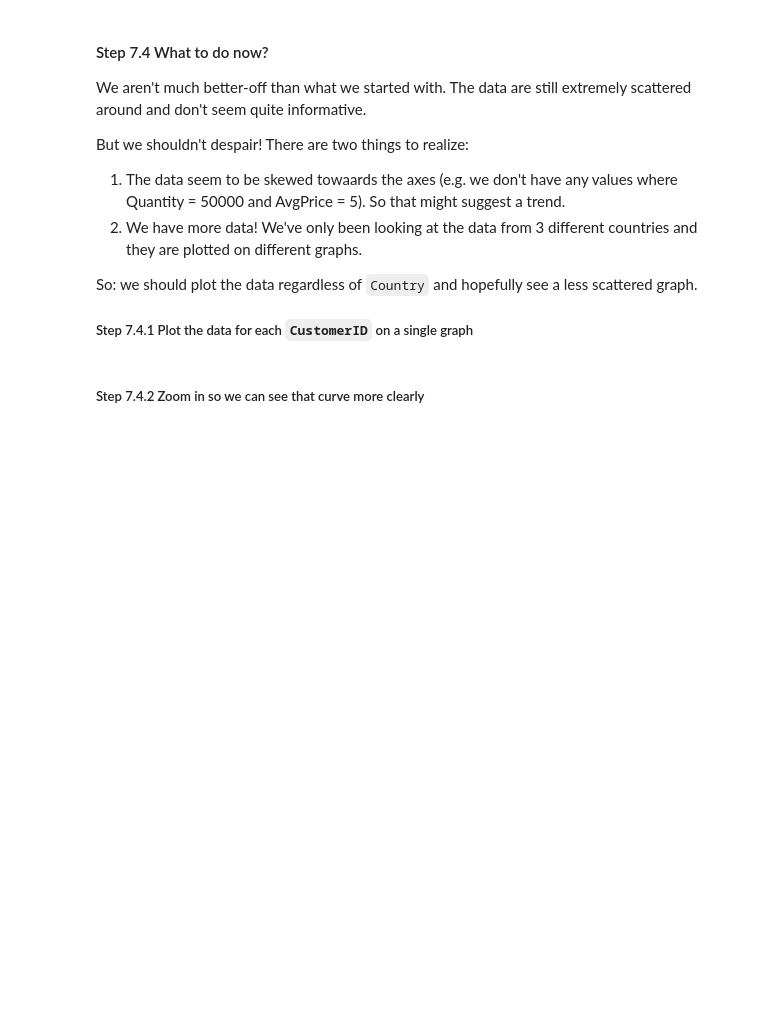
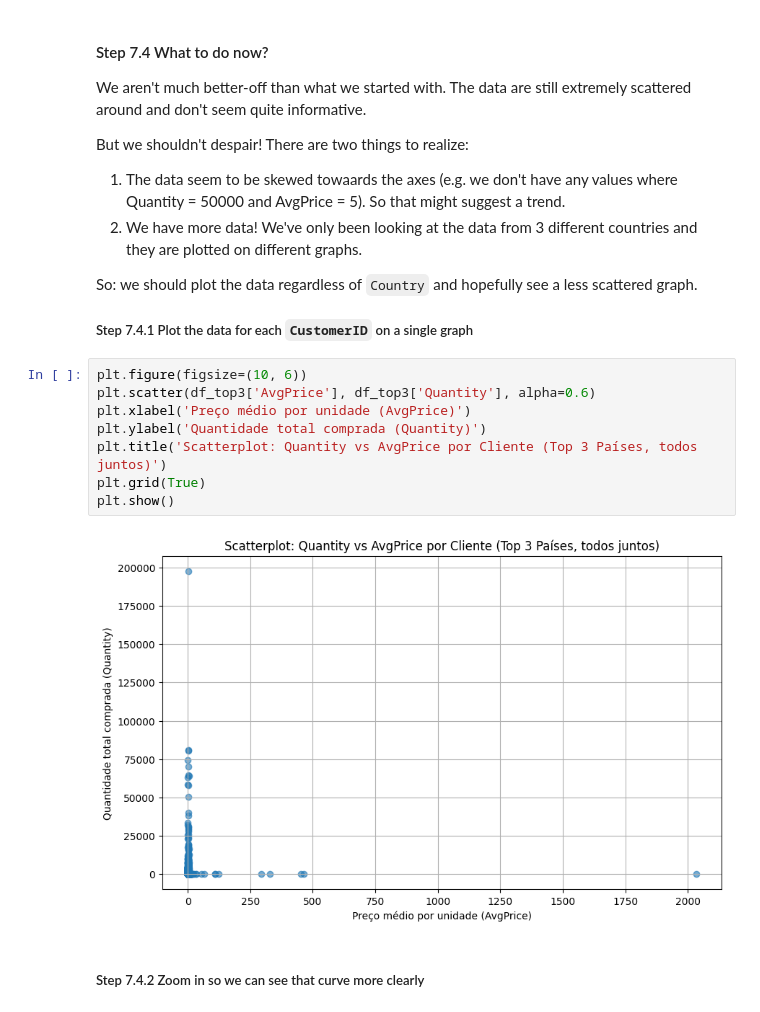
Before and after one commit to yzkjr/pandas_exercises, a Jupyter notebook: 07_Visualization/Online_Retail/Exercises.ipynb, the cells around one changed output. Saved outputs shown, nothing was run; the diff lists cells and outputs as text; blank space fills up the shorter version.

```diff
--- a/07_Visualization/Online_Retail/Exercises.ipynb
+++ b/07_Visualization/Online_Retail/Exercises.ipynb
@@ -99,5 +208,15 @@ There are two things to realize:
 So: we should plot the data regardless of `Country` and hopefully see a less scattered graph.
 
 ##### Step 7.4.1 Plot the data for each `CustomerID` on a single graph
+# %%
+plt.figure(figsize=(10, 6))
+plt.scatter(df_top3['AvgPrice'], df_top3['Quantity'], alpha=0.6)
+plt.xlabel('Preço médio por unidade (AvgPrice)')
+plt.ylabel('Quantidade total comprada (Quantity)')
+plt.title('Scatterplot: Quantity vs AvgPrice por Cliente (Top 3 Países, todos juntos)')
+plt.grid(True)
+plt.show()
+# %% [output]
+[figure, added]
 # %% [markdown]
 ##### Step 7.4.2 Zoom in so we can see that curve more clearly
```
Also changed, not shown: parts of 14 cells of this notebook.
